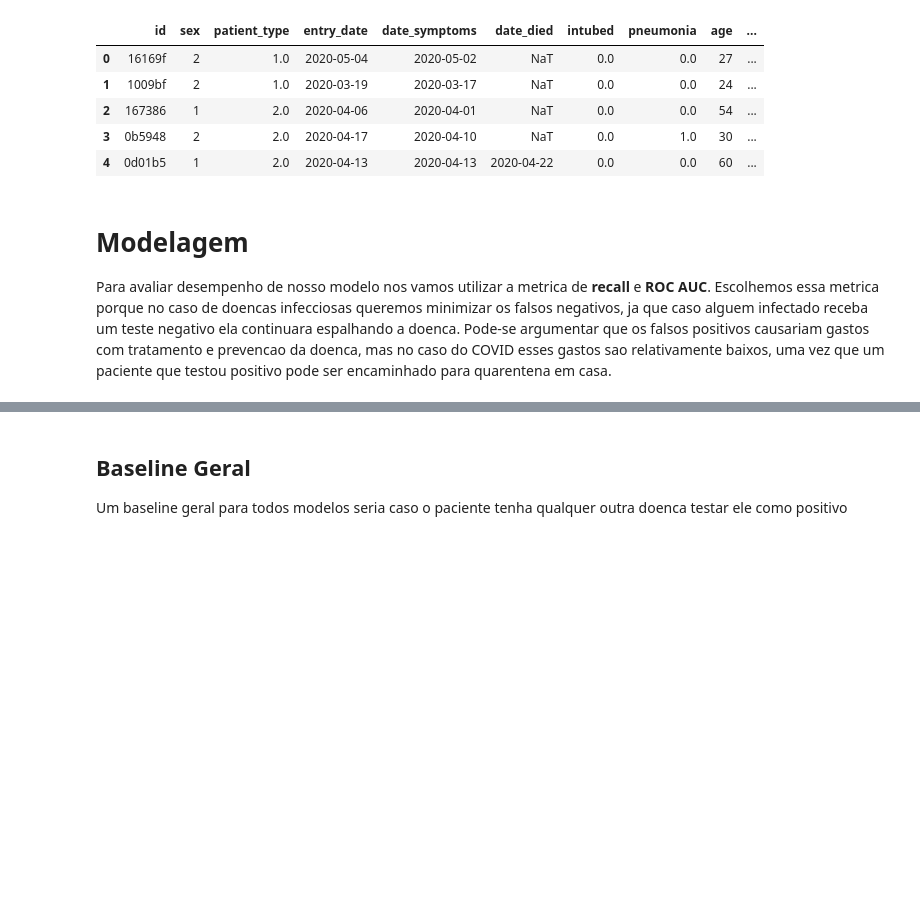
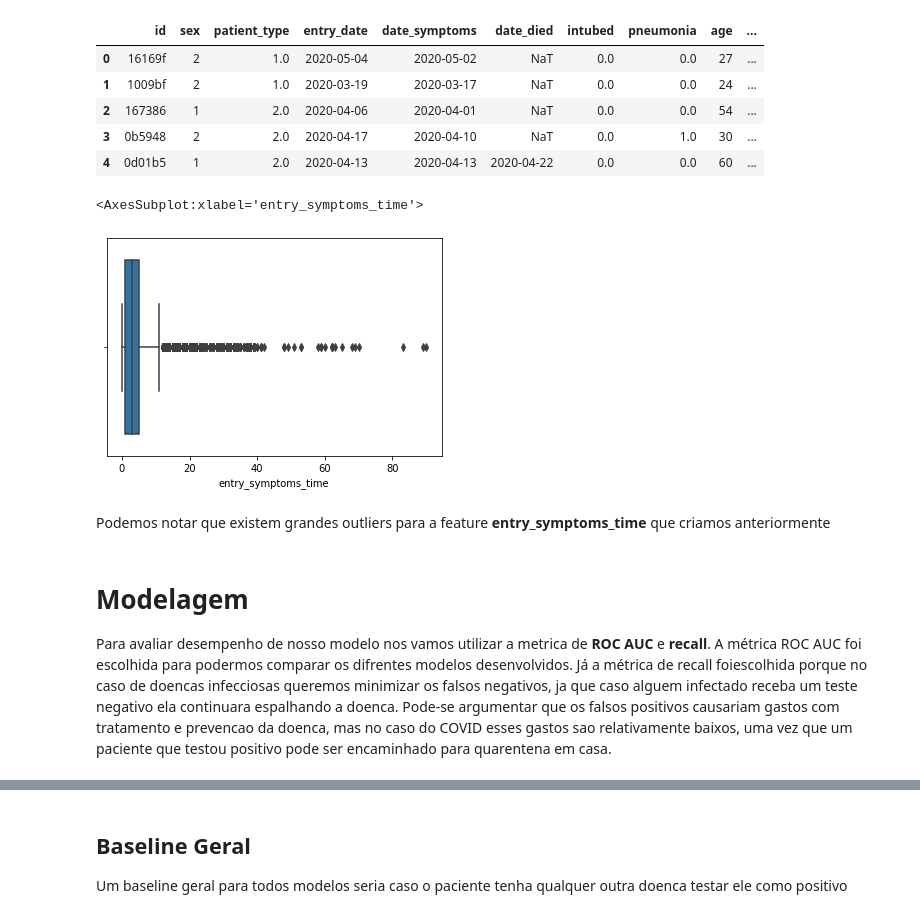
Before and after one commit to fernandakawasaki/Projeto-Base-de-Dados-COVID-19, a Jupyter notebook: notebook.ipynb, the cells around one changed output, grey strips where cells are left out. Saved outputs shown, nothing was run; the diff lists cells and outputs as text; code cells hidden in the pictures; blank space fills up the shorter version.

```diff
--- a/notebook.ipynb
+++ b/notebook.ipynb
@@ -265,9 +303,16 @@ df.head()
 | 2 | 167386 | 1 | 2.0 | 2020-04-06 | 2020-04-01 | NaT | 0.0 | 0.0 | 54 | ... |
 | 3 | 0b5948 | 2 | 2.0 | 2020-04-17 | 2020-04-10 | NaT | 0.0 | 1.0 | 30 | ... |
 | 4 | 0d01b5 | 1 | 2.0 | 2020-04-13 | 2020-04-13 | 2020-04-22 | 0.0 | 0.0 | 60 | ... |
+# %%
+sns.boxplot(data=df, x='entry_symptoms_time')
+# %% [output]
+<AxesSubplot:xlabel='entry_symptoms_time'>
+[figure, added]
+# %% [markdown]
+Podemos notar que existem grandes outliers para a feature **entry_symptoms_time** que criamos anteriormente
 # %% [markdown]
 # Modelagem
-Para avaliar desempenho de nosso modelo nos vamos utilizar a metrica de **recall** e **ROC AUC**. Escolhemos essa metrica porque no caso de doencas infecciosas queremos minimizar os falsos negativos, ja que caso alguem infectado receba um teste negativo ela continuara espalhando a doenca. Pode-se argumentar que os falsos positivos causariam gastos com tratamento e prevencao da doenca, mas no caso do COVID esses gastos sao relativamente baixos, uma vez que um paciente que testou positivo pode ser encaminhado para quarentena em casa.
+Para avaliar desempenho de nosso modelo nos vamos utilizar a metrica de **ROC AUC** e  **recall**. A métrica ROC AUC foi escolhida para podermos comparar os difrentes modelos desenvolvidos. Já a métrica de recall foiescolhida  porque no caso de doencas infecciosas queremos minimizar os falsos negativos, ja que caso alguem infectado receba um teste negativo ela continuara espalhando a doenca. Pode-se argumentar que os falsos positivos causariam gastos com tratamento e prevencao da doenca, mas no caso do COVID esses gastos sao relativamente baixos, uma vez que um paciente que testou positivo pode ser encaminhado para quarentena em casa.
 # %%
 from sklearn.metrics import classification_report
 from sklearn.metrics import roc_auc_score
```
Also changed, not shown: parts of 48 cells of this notebook, 3 other files.
